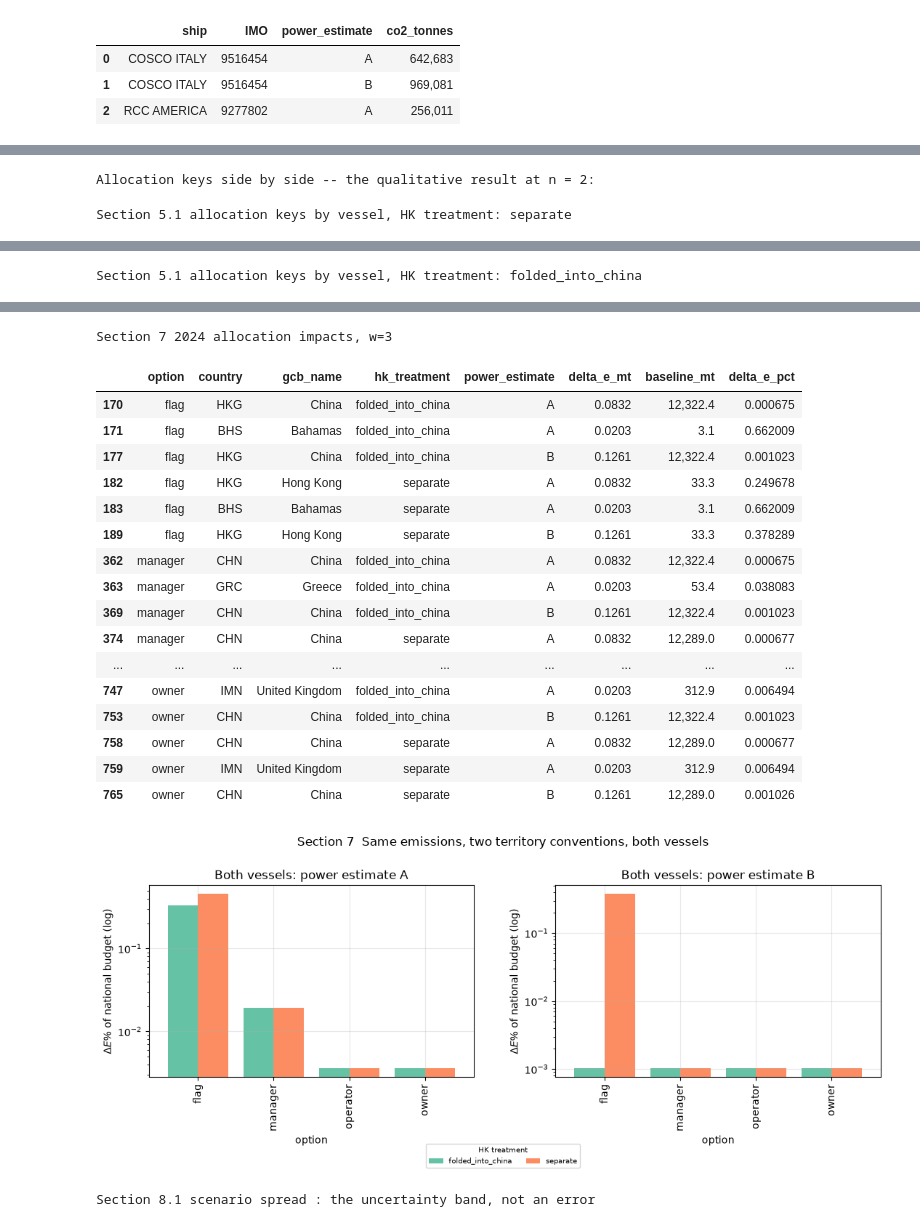
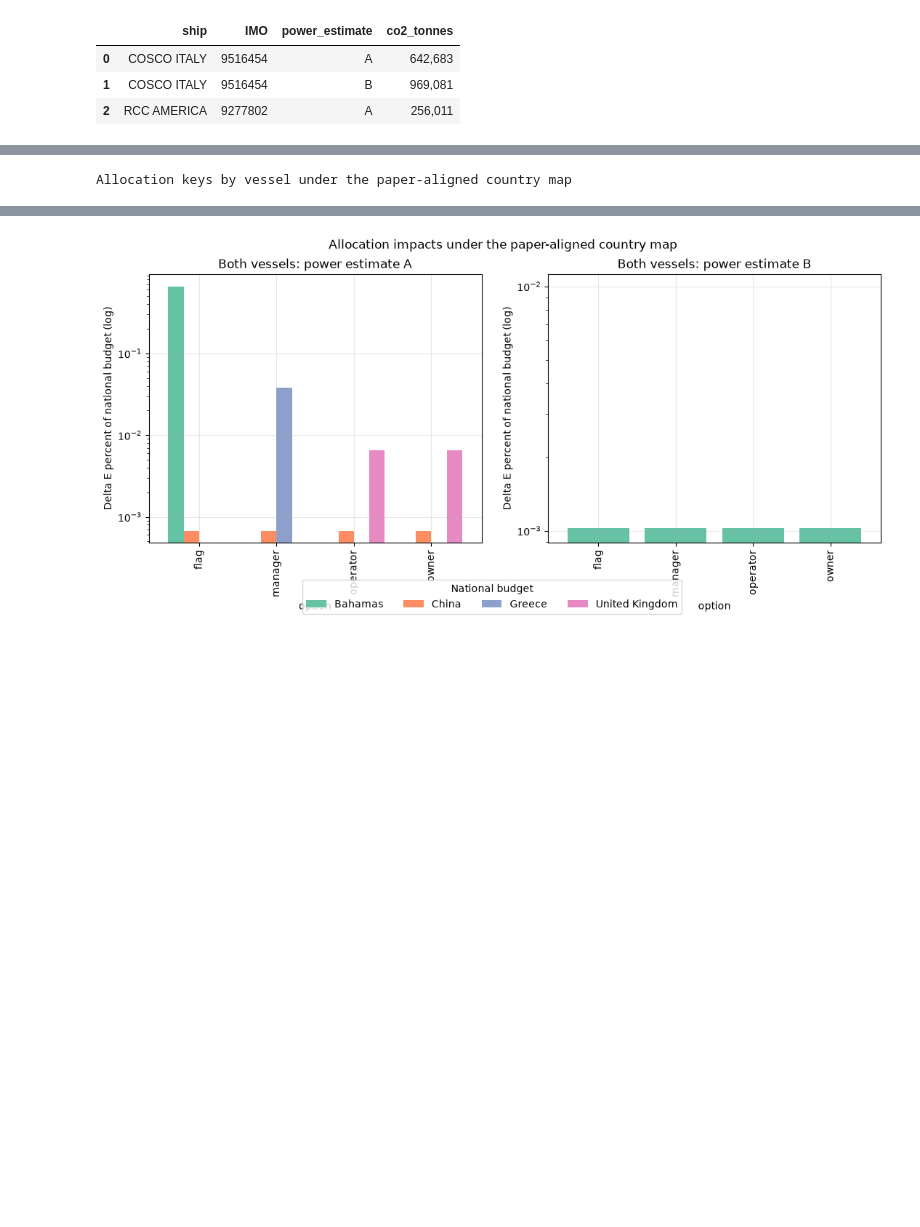
Before and after one commit to arantzazu-arregui/emissions-allocation, a Jupyter notebook: notebooks/01_methodology_walkthrough.ipynb, the cells around one changed output, grey strips where cells are left out. Saved outputs shown, nothing was run; the diff lists cells and outputs as text; code cells hidden in the pictures; blank space fills up the shorter version.

Commit message:
Add vessel activity and emissions analysis updates

```diff
--- a/notebooks/01_methodology_walkthrough.ipynb
+++ b/notebooks/01_methodology_walkthrough.ipynb
@@ -94,15 +94,10 @@ live presence query.
 # %%
 for v in cfg:
     print(f"IMO {v.imo}  ({v.label})  names={list(v.shipnames)}")
-    print(f"  former identities outside the study period: "
-          f"{list(v.former_shipnames_outside_period) or 'none'}")
-
-print("\nAllocation keys, both Hong Kong treatments:")
-for treatment in cfg.run["hk_treatments"]:
-    summary = allocation.summarise_options(cfg, treatment)
-    for row in summary.itertuples():
-        keys = "  ".join(f"{o}={getattr(row, o)}" for o in allocation.ALLOCATION_OPTIONS)
-        verdict = "DEGENERATE" if row.is_degenerate else f"{row.n_distinct_countries} budgets"
-        print(f"  {treatment:18s} {keys}   -> {verdict}")
+print("\nAllocation keys under the paper-aligned country map:")
+for row in allocation.summarise_options(cfg).itertuples():
+    keys = "  ".join(f"{o}={getattr(row, o)}" for o in allocation.ALLOCATION_OPTIONS)
+    verdict = "DEGENERATE" if row.is_degenerate else f"{row.n_distinct_countries} budgets"
+    print(f"  {keys}   -> {verdict}")
 # %% [output]
 IMO 9516454  (A)  names=['COSCO ITALY']
@@ -832,41 +814,20 @@ is one of them.
 # %%
 im = pd.read_parquet(INTERIM / "impacts.parquet")
 view = im[(im.smoothing_window == 3) & (im.year == 2024)]
-
-print("Allocation keys side by side -- the qualitative result at n = 2:")
-for treatment in cfg.run["hk_treatments"]:
-    summary = allocation.summarise_options(cfg, treatment)
-    ship_by_imo = {v.imo: v.shipnames[0] for v in cfg}
-    summary.insert(0, "ship", summary.imo.map(ship_by_imo))
-    display(summary.style.set_caption(f"Section 5.1  allocation keys by vessel, HK treatment: {treatment}"))
-
-display(view[["option", "country", "gcb_name", "hk_treatment", "power_estimate",
-              "delta_e_mt", "baseline_mt", "delta_e_pct"]]
-        .sort_values(["option", "hk_treatment", "power_estimate"])
-        .style.format({"delta_e_mt": "{:.4f}", "baseline_mt": "{:,.1f}",
-                       "delta_e_pct": "{:.6f}"})
-        .set_caption("Section 7  2024 allocation impacts, w=3"))
-
+summary = allocation.summarise_options(cfg)
+ship_by_imo = {v.imo: v.shipnames[0] for v in cfg}
+summary.insert(0, "ship", summary.imo.map(ship_by_imo))
+display(summary.style.set_caption("Allocation keys by vessel under the paper-aligned country map"))
+display(view[["option", "country", "gcb_name", "power_estimate", "delta_e_mt", "baseline_mt", "delta_e_pct"]].sort_values(["option", "power_estimate", "gcb_name"]))
 fig, axes = plt.subplots(1, 2, figsize=(13, 4.8))
 for ax, est in zip(axes, sorted(view.power_estimate.unique())):
     d = view[view.power_estimate == est]
-    p = d.pivot_table(index="option", columns="hk_treatment", values="delta_e_pct")
-    p.plot(kind="bar", ax=ax, logy=True, width=0.8, legend=False)
+    d.pivot_table(index="option", columns="gcb_name", values="delta_e_pct", aggfunc="sum").plot(kind="bar", ax=ax, logy=True, width=0.8, legend=False)
     ax.set_title(f"Both vessels: power estimate {est}")
-    ax.set_ylabel(r"$\Delta E\%$ of national budget (log)")
-
+    ax.set_ylabel("Delta E percent of national budget (log)")
 handles, labels = axes[0].get_legend_handles_labels()
-fig.subplots_adjust(bottom=0.29, top=0.84, wspace=0.25)
-fig.legend(handles, labels, title="HK treatment", loc="lower center", ncol=len(labels), fontsize=7, title_fontsize=7, bbox_to_anchor=(0.5, 0.03), borderaxespad=0)
-fig.suptitle("Section 7  Same emissions, two territory conventions, both vessels")
+fig.legend(handles, labels, title="National budget", loc="lower center", ncol=len(labels))
+fig.suptitle("Allocation impacts under the paper-aligned country map")
 plt.show()
-
-spread = impacts.scenario_spread(im)
-display(spread[spread.year == 2024][["option", "country", "hk_treatment",
-                                     "delta_e_mt_min", "delta_e_mt_max", "spread_ratio"]]
-        .style.format({"delta_e_mt_min": "{:.4f}", "delta_e_mt_max": "{:.4f}",
-                       "spread_ratio": "{:.2f}x"})
-        .set_caption("Section 8.1  scenario spread : the uncertainty band, not an error"))
 # %% [output]
-Allocation keys side by side -- the qualitative result at n = 2:
+Allocation keys by vessel under the paper-aligned country map
-Section 5.1 allocation keys by vessel, HK treatment: separate
@@ -876 +836,0 @@ Section 5.1 allocation keys by vessel, HK treatment: separate
-Section 5.1 allocation keys by vessel, HK treatment: folded_into_china
@@ -880,20 +850 @@ Section 5.1 allocation keys by vessel, HK treatment: folded_into_china
-Section 7 2024 allocation impacts, w=3
-|  | option | country | gcb_name | hk_treatment | power_estimate | delta_e_mt | baseline_mt | delta_e_pct |
-| 170 | flag | HKG | China | folded_into_china | A | 0.0832 | 12,322.4 | 0.000675 |
-| 171 | flag | BHS | Bahamas | folded_into_china | A | 0.0203 | 3.1 | 0.662009 |
-| 177 | flag | HKG | China | folded_into_china | B | 0.1261 | 12,322.4 | 0.001023 |
-| 182 | flag | HKG | Hong Kong | separate | A | 0.0832 | 33.3 | 0.249678 |
-| 183 | flag | BHS | Bahamas | separate | A | 0.0203 | 3.1 | 0.662009 |
-| 189 | flag | HKG | Hong Kong | separate | B | 0.1261 | 33.3 | 0.378289 |
-| 362 | manager | CHN | China | folded_into_china | A | 0.0832 | 12,322.4 | 0.000675 |
-| 363 | manager | GRC | Greece | folded_into_china | A | 0.0203 | 53.4 | 0.038083 |
-| 369 | manager | CHN | China | folded_into_china | B | 0.1261 | 12,322.4 | 0.001023 |
-| 374 | manager | CHN | China | separate | A | 0.0832 | 12,289.0 | 0.000677 |
-| ... | ... | ... | ... | ... | ... | ... | ... | ... |
-| 747 | owner | IMN | United Kingdom | folded_into_china | A | 0.0203 | 312.9 | 0.006494 |
-| 753 | owner | CHN | China | folded_into_china | B | 0.1261 | 12,322.4 | 0.001023 |
-| 758 | owner | CHN | China | separate | A | 0.0832 | 12,289.0 | 0.000677 |
-| 759 | owner | IMN | United Kingdom | separate | A | 0.0203 | 312.9 | 0.006494 |
-| 765 | owner | CHN | China | separate | B | 0.1261 | 12,289.0 | 0.001026 |
-[figure, old version]
+[figure, new version]
-Section 8.1 scenario spread : the uncertainty band, not an error
```
Also changed, not shown: parts of 15 cells of this notebook, 27 other files.
